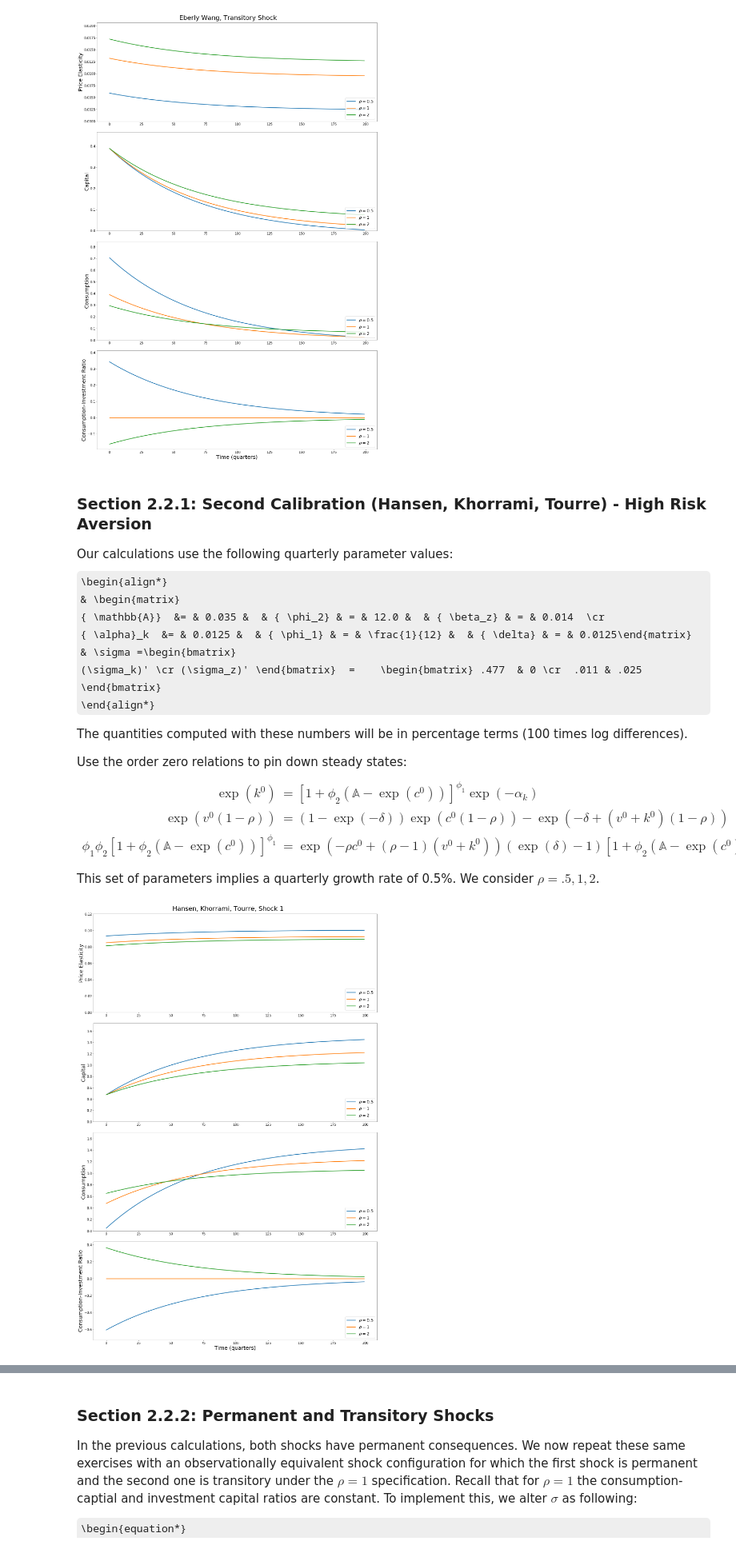
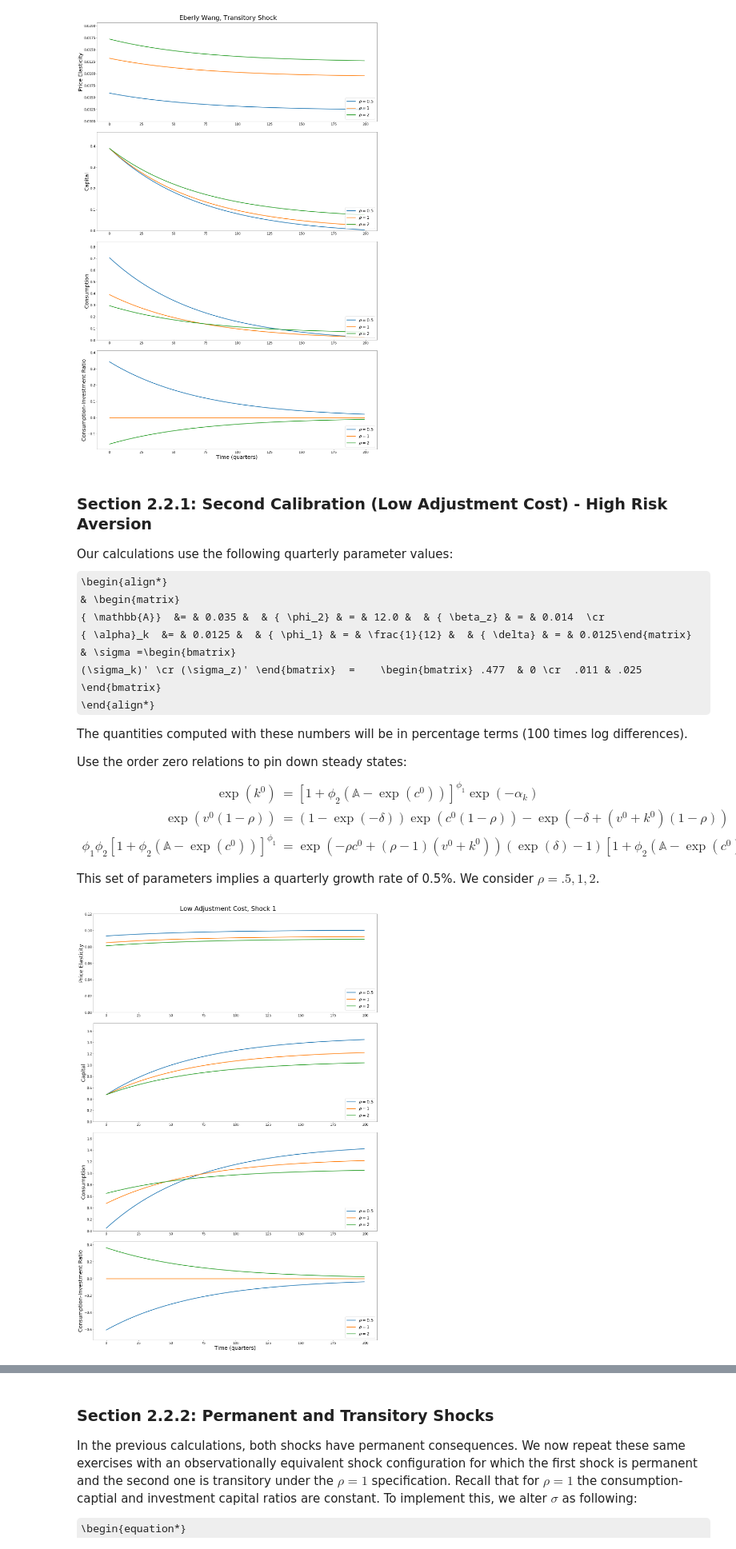
Before and after one commit to lphansen/TextbookCode, a Jupyter notebook: adjustment_cost.ipynb, the cells around one changed output, grey strips where cells are left out. Shown at 80% size. Saved outputs shown, nothing was run; the diff lists cells and outputs as text; code cells hidden in the pictures; some formulas as TeX source.

Commit message:
Fixed references to low adjustment cost calibration

```diff
--- a/adjustment_cost.ipynb
+++ b/adjustment_cost.ipynb
@@ -222,7 +222,7 @@ plot_impulse(ρs, γ, βz, T, shock = 2, empirical_method = 0,
 # %% [output]
 [figure]
 # %% [markdown]
-### Section 2.2.1: Second Calibration (Hansen, Khorrami, Tourre) - High Risk Aversion
+### Section 2.2.1: Second Calibration (Low Adjustment Cost) - High Risk Aversion
 
 Our calculations use the following quarterly parameter values:
 \begin{align*}
@@ -247,8 +247,8 @@ Use the order zero relations to pin down steady states:
 This set of parameters implies a quarterly growth rate of 0.5%. We consider $\rho = .5, 1, 2$.
 # %%
 plot_impulse(ρs, γ, βz, T, shock = 1, empirical_method = 0.5,
-             transform_shocks = False, title = "Hansen, Khorrami, Tourre, Shock 1")
+             transform_shocks = False, title = "Low Adjustment Cost, Shock 1")
 # %% [output]
-[figure, old version]
+[figure, new version]
 # %%
 plot_impulse(ρs, γ, βz, T, shock = 2, empirical_method = 0.5,
```
Also changed, not shown: parts of 9 cells of this notebook, 1 other file.
